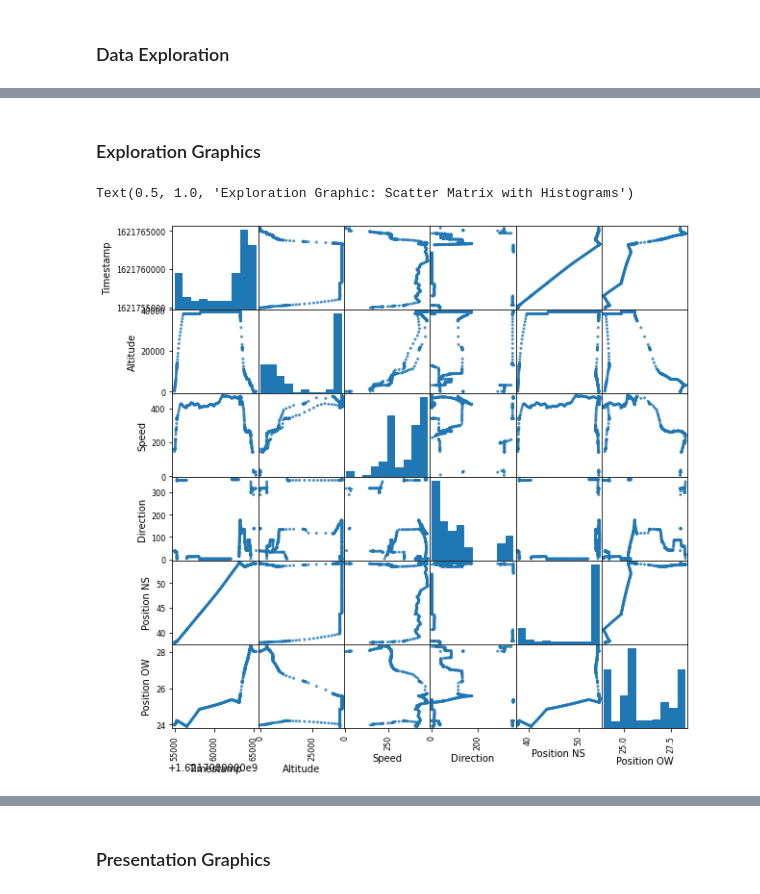
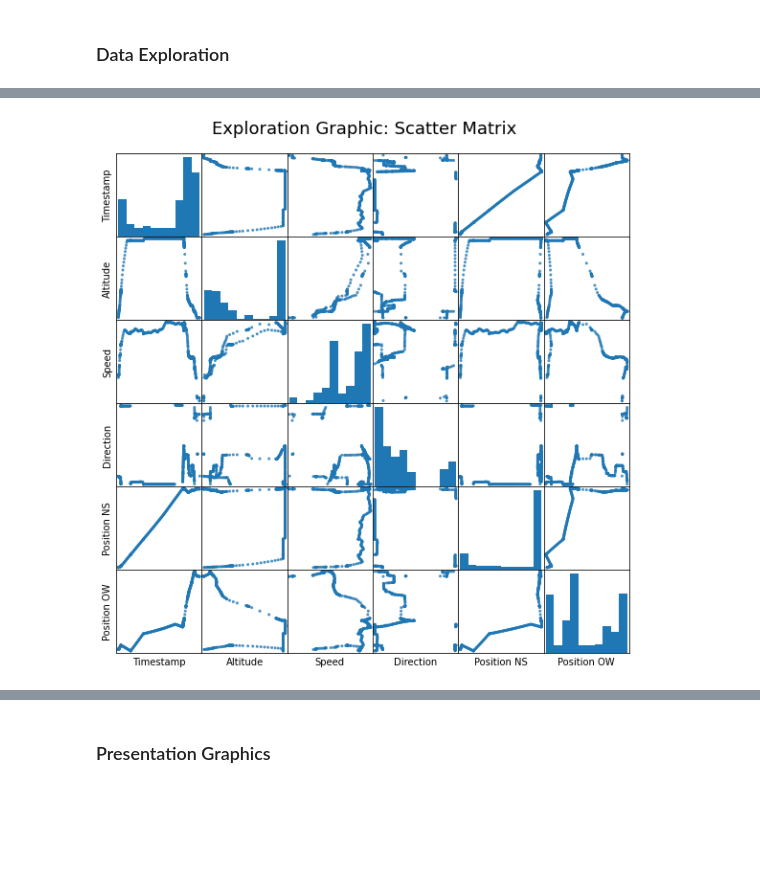
Before and after one commit to timo282/Ryanair_Flight_FR4978, a Jupyter notebook: Posterpräsentation.ipynb, the cells around one changed output, grey strips where cells are left out. Drawn from its saved outputs; the diff is of its cells as text; code cells hidden in the pictures; blank space fills up the shorter version.

```diff
--- a/Posterpräsentation.ipynb
+++ b/Posterpräsentation.ipynb
@@ -184,11 +192,15 @@ See the caveats in the documentation: https://pandas.pydata.org/pandas-docs/stab
-# %% [markdown]
-### Exploration Graphics
-# %%
-fig = plt.figure(figsize=[9.6,9.6])
-fig.tight_layout(pad=3.0)
-ax = fig.add_subplot(111)
-pd.plotting.scatter_matrix(df, alpha=0.8, ax=ax)
-ax.set_title(label='Exploration Graphic: Scatter Matrix with Histograms', fontsize=18, fontstyle='oblique')
-# %% [output]
-Text(0.5, 1.0, 'Exploration Graphic: Scatter Matrix with Histograms')
-[figure, removed]
+# %%
+'''Exploratin Graphic'''
+fig = plt.figure(figsize=[9.6,9.6])
+ax = fig.add_subplot()
+sc_matrix = pd.plotting.scatter_matrix(df, alpha=0.8, ax=ax) #Pandas Scattermatrix to detect dependencies, to find good diagrams for presentation, histograms to learn about the distribution of the values
+fig.suptitle("Exploration Graphic: Scatter Matrix", fontsize=18, y=0.93)
+
+for ax in sc_matrix.ravel():
+    ax.set_xticks([]) #graph shall just give an overview, details (such as ticks) not required
+    ax.set_yticks([])
+
+#fig.savefig('Plots/scatter_matrix.svg', bbox_inches='tight') #in Posterpräsentation wurde diese Grafik nicht verwendet
+#fig.savefig('Plots/scatter_matrix.png', bbox_inches='tight') #stattdessen wurde die (fast) identische Grafik eine Zelle weiter unten verwendet
+# %% [output]
+[figure, added]
```
Also changed, not shown: parts of 27 cells of this notebook.
